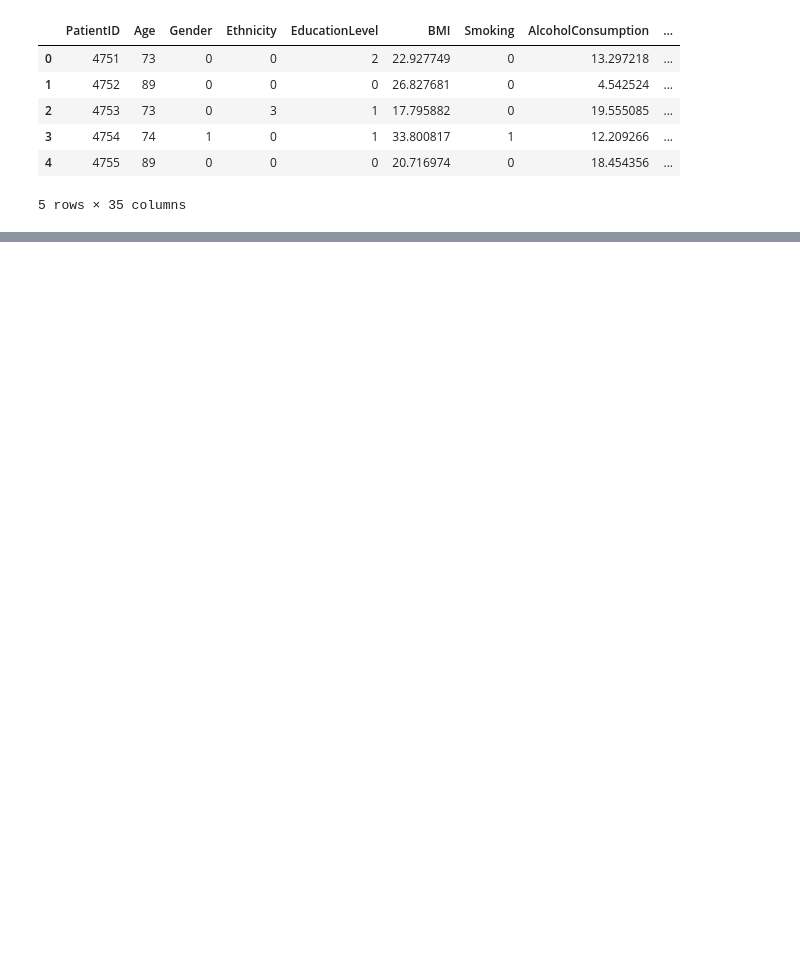
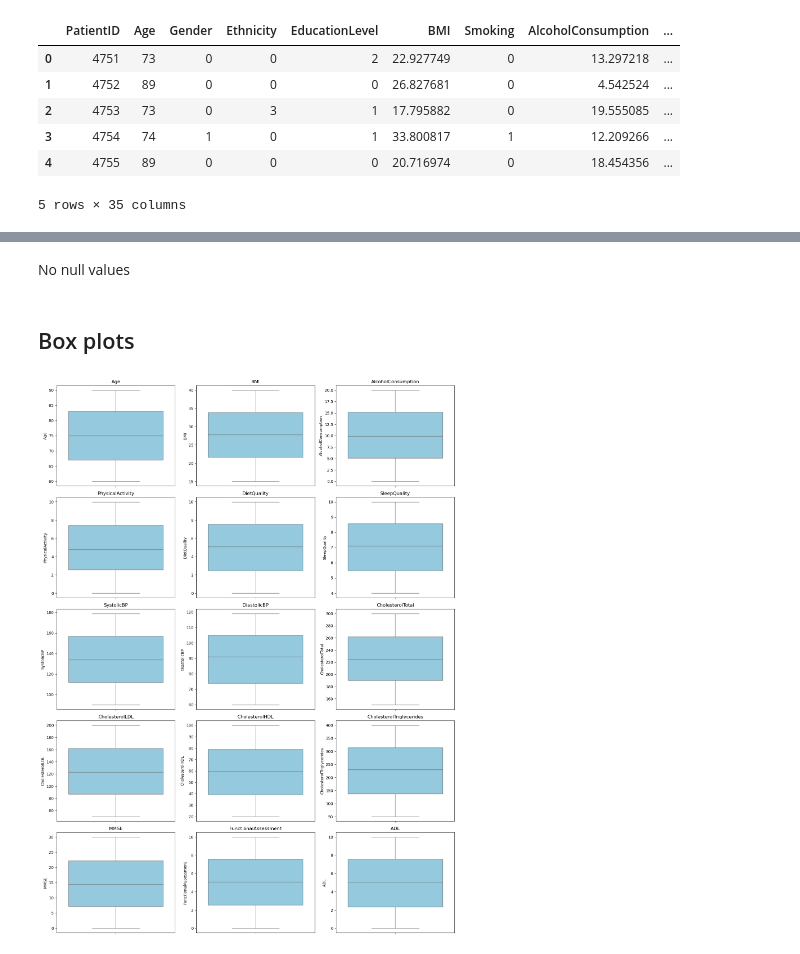
Before and after one commit to JakubDralus/advanced-machine-learning, a Jupyter notebook: project.ipynb, the cells around one changed output, grey strips where cells are left out. Cells and saved outputs as stored; diff of their text form; code cells hidden in the pictures; blank space fills up the shorter version.

```diff
--- a/project.ipynb
+++ b/project.ipynb
@@ -129,0 +143,2 @@ df.head()
+# %%
+df.drop(columns=['DoctorInCharge'], inplace=True)
@@ -129,0 +198,28 @@ df.head()
+# %% [markdown]
+No null values
+# %% [markdown]
+## Box plots
+# %%
+import matplotlib.pyplot as plt
+import seaborn as sns
+
+continuous_features = [
+    'Age', 'BMI', 'AlcoholConsumption', 'PhysicalActivity',
+    'DietQuality', 'SleepQuality', 'SystolicBP', 'DiastolicBP',
+    'CholesterolTotal', 'CholesterolLDL', 'CholesterolHDL', 'CholesterolTriglycerides',
+    'MMSE', 'FunctionalAssessment', 'ADL',
+]
+
+n_cols = 3
+n_rows = (len(continuous_features) + n_cols - 1) // n_cols
+plt.figure(figsize=(5 * n_cols, 4 * n_rows))
+
+for i, feature in enumerate(continuous_features, 1):
+    plt.subplot(n_rows, n_cols, i)
+    sns.boxplot(y=df[feature], color='skyblue')
+    plt.title(feature)
+
+plt.tight_layout()
+plt.show()
+# %% [output]
+[figure, added]
```
Also changed, not shown: parts of 16 cells of this notebook.
